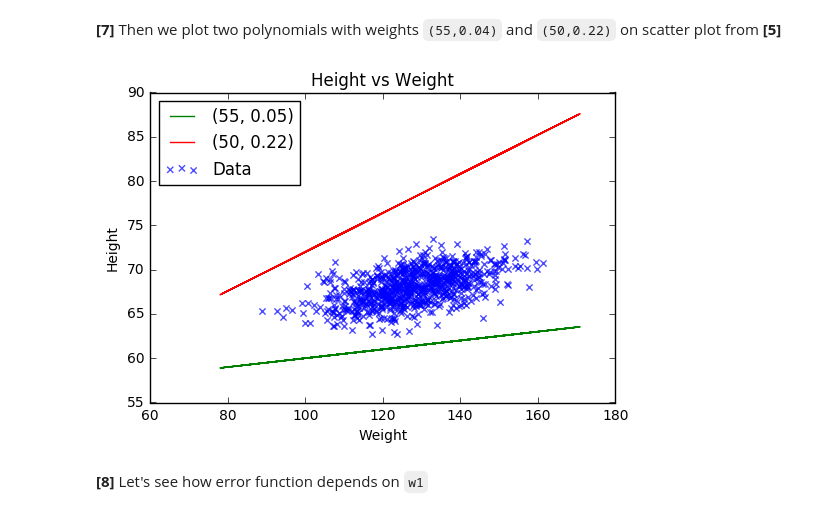
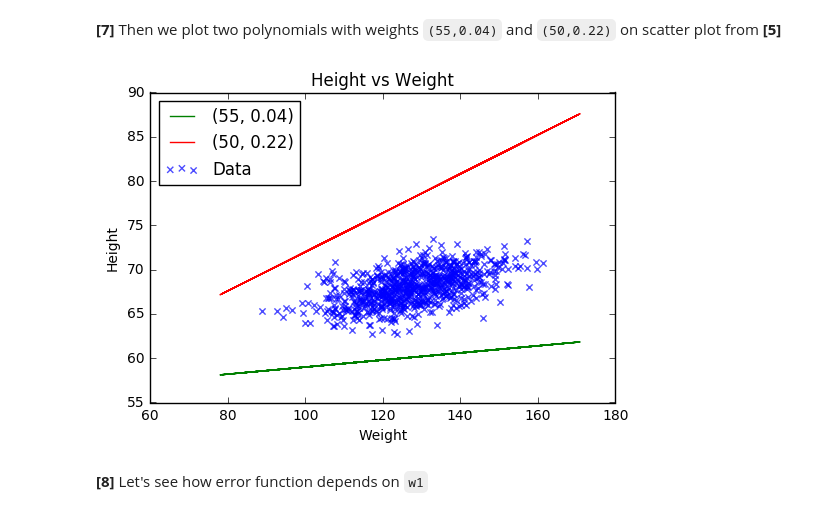
Before and after one commit to EvdokimovN/S7DataScience, a Jupyter notebook: S7DataScience.ipynb, the cells around one changed output. Saved outputs shown, nothing was run; the diff lists cells and outputs as text; code cells hidden in the pictures.

```diff
--- a/S7DataScience.ipynb
+++ b/S7DataScience.ipynb
@@ -131,37 +125,54 @@ def error(w0, w1, height, weight):
+# %%
+# vectorized implementation of the polynomial
+def polynomial(w0, w1, x):
+    return np.add(w0, np.multiply(w1, x))
+
+
+# loop implementation of the polynomial
+def naivepolynomial(w0, w1, x):
+    y = []
+    for x_ in x:
+        y.append(w0+w1*x_)
+    return y
+
+def error(w0, w1, y, x):
+    return np.sum(np.power(np.subtract(y, polynomial(w0, w1, x)),2))
+
+def prederror(pred, y):
+    return np.sum(np.power(np.substract(y, pred)), 2)
 # %% [markdown]
 **[7]** Then we plot two polynomials with weights `(55,0.04)` and `(50,0.22)` on scatter plot from **[5]**
 # %%
 # Change it to sample each `skip_points`
 skip_points = 30
 
 plt.figure()
 
 plt.scatter(x=df[weight_column_index][::skip_points],
             y=df[height_column_index][::skip_points],
             marker = 'x',
             color = 'b',
             alpha = 0.7,
-            label = 'Data'
-           )
+            label = 'Data')
 
 
 x = df[weight_column_index]
-weights = ((55,0.05), (50,0.22))
+weights = ((55,0.04), (50,0.22))
 colors = ('green', 'red')
 
 for w, c in zip(weights, colors):
     w0, w1 = w[0], w[1]
-    plt.plot(x, polynomial(w0, w1, x), label=(w0,w1), color=c)
+    plt.plot(x, naivepolynomial(w0, w1, x), label=(w0,w1), color=c)
 
 
 plt.title('Height vs Weight')
 plt.ylabel('Height')
 plt.xlabel('Weight')
 plt.legend(loc='upper left')
 
 plt.show()
 # %% [output]
-[figure, old version]
+[figure, new version]
 # %% [markdown]
 **[8]** Let's see how error function depends on `w1`
 # %%
```
Also changed, not shown: parts of 1 cell of this notebook.
